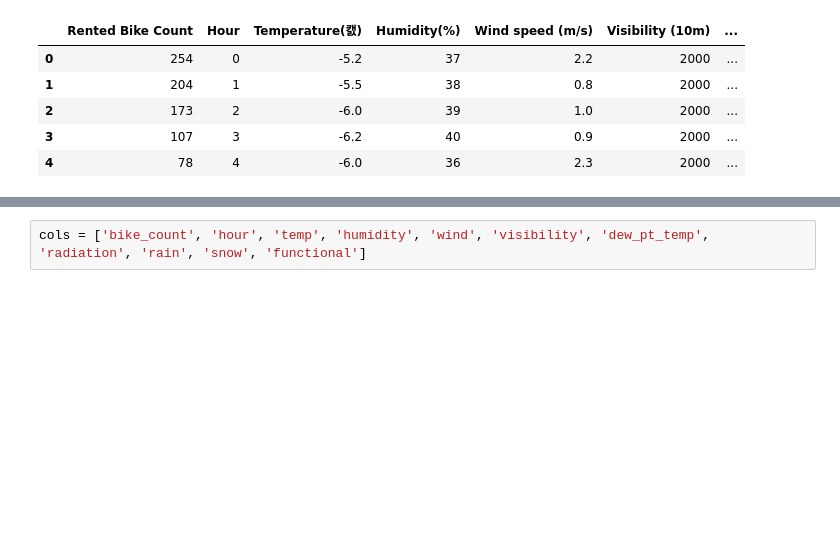
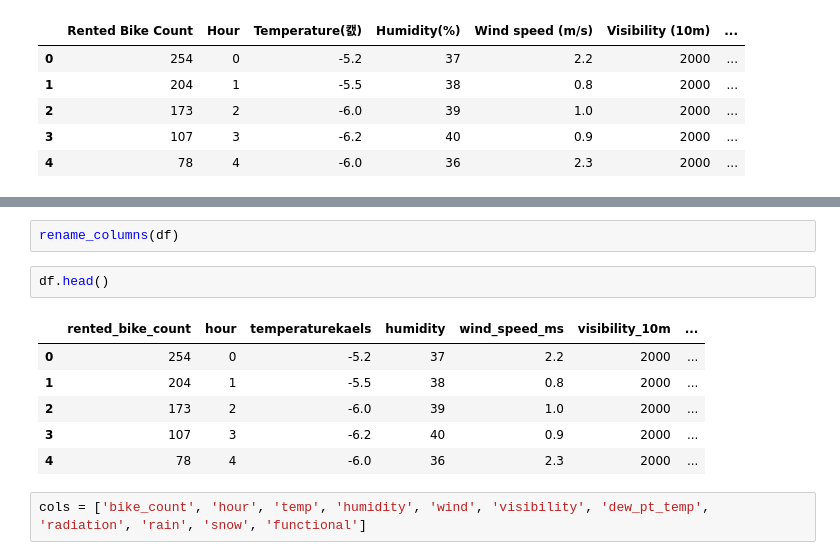
Before and after one commit to chun3720/ML-freecodecamp, a Jupyter notebook: fcc-bikes-regression.ipynb, the cells around one changed output, grey strips where cells are left out. Drawn from its saved outputs; the diff is of its cells as text; blank space fills up the shorter version.

```diff
--- a/fcc-bikes-regression.ipynb
+++ b/fcc-bikes-regression.ipynb
@@ -24,3 +36,14 @@ df.head()
+# %%
+rename_columns(df)
+# %%
+df.head()
+# %% [output]
+|  | rented_bike_count | hour | temperaturekaels | humidity | wind_speed_ms | visibility_10m | ... |
+| 0 | 254 | 0 | -5.2 | 37 | 2.2 | 2000 | ... |
+| 1 | 204 | 1 | -5.5 | 38 | 0.8 | 2000 | ... |
+| 2 | 173 | 2 | -6.0 | 39 | 1.0 | 2000 | ... |
+| 3 | 107 | 3 | -6.2 | 40 | 0.9 | 2000 | ... |
+| 4 | 78 | 4 | -6.0 | 36 | 2.3 | 2000 | ... |
 # %%
 cols = ['bike_count', 'hour', 'temp', 'humidity', 'wind', 'visibility', 'dew_pt_temp', 'radiation', 'rain', 'snow', 'functional']
 # %%
```
Also changed, not shown: parts of 1 cell of this notebook, 3 other files.
